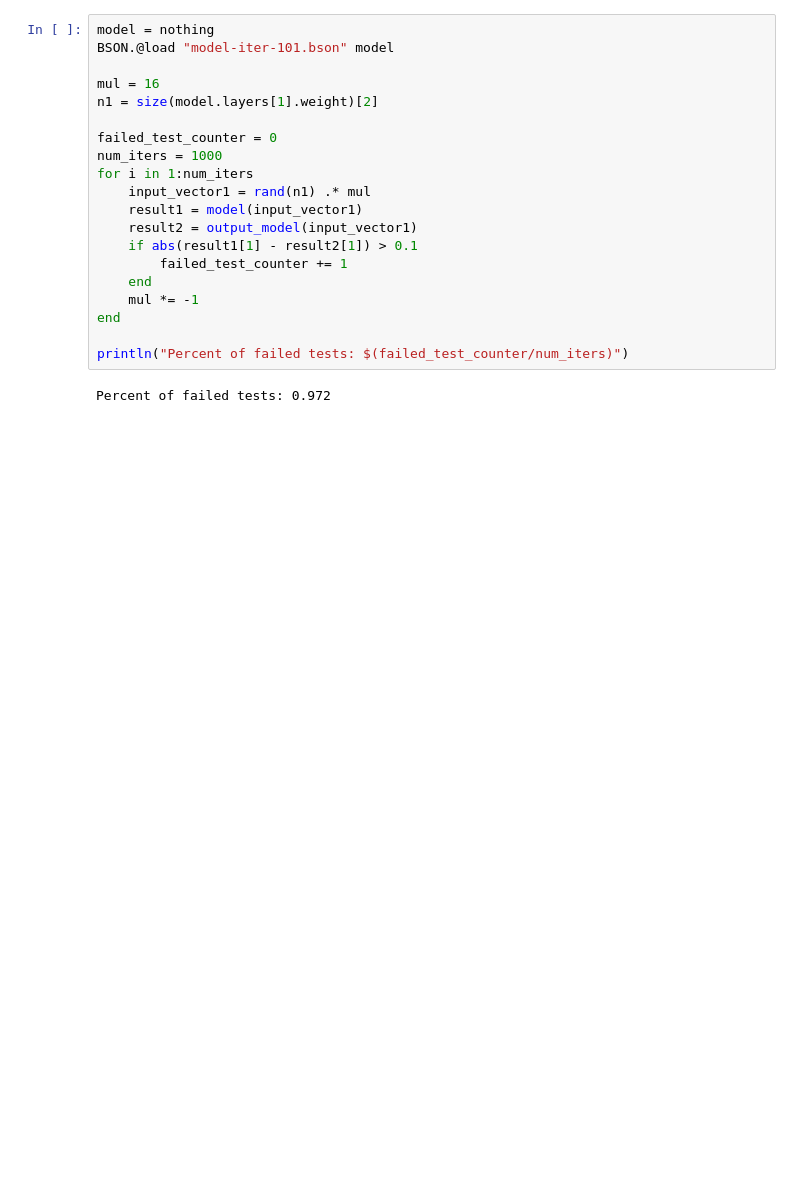
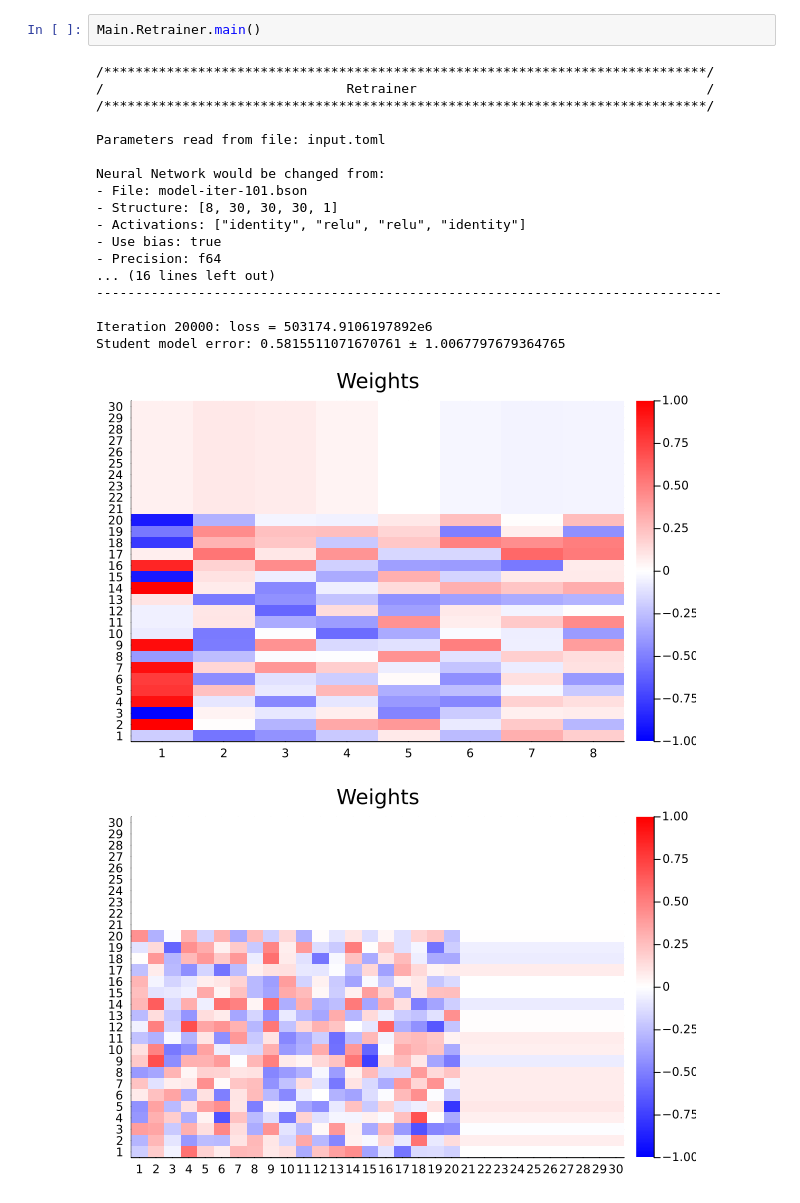
Before and after one commit to mposysoev/Retrainer, a Jupyter notebook: run_me.ipynb, the cells around one changed output. Saved outputs shown, nothing was run; the diff lists cells and outputs as text; blank space fills up the shorter version.

```diff
--- a/run_me.ipynb
+++ b/run_me.ipynb
@@ -176,22 +5,22 @@ NN_Retrainer.plot_model_parameters(output_model)
-# %%
-model = nothing
-BSON.@load "model-iter-101.bson" model
-
-mul = 16
-n1 = size(model.layers[1].weight)[2]
-
-failed_test_counter = 0
-num_iters = 1000
-for i in 1:num_iters
-    input_vector1 = rand(n1) .* mul
-    result1 = model(input_vector1)
-    result2 = output_model(input_vector1)
-    if abs(result1[1] - result2[1]) > 0.1
-        failed_test_counter += 1
-    end
-    mul *= -1
-end
-
-println("Percent of failed tests: $(failed_test_counter/num_iters)")
-# %% [output]
-Percent of failed tests: 0.972
+# %%
+Main.Retrainer.main()
+# %% [output]
+/*****************************************************************************/
+/                               Retrainer                                     /
+/*****************************************************************************/
+
+Parameters read from file: input.toml
+
+Neural Network would be changed from:
+- File: model-iter-101.bson
+- Structure: [8, 30, 30, 30, 1]
+- Activations: ["identity", "relu", "relu", "identity"]
+- Use bias: true
+- Precision: f64
+... (16 lines left out)
+--------------------------------------------------------------------------------
+
+Iteration 20000: loss = 503174.9106197892e6
+Student model error: 0.5815511071670761 ± 1.0067797679364765
+[figure, added]
+[figure, added]
```
Also changed, not shown: parts of 19 cells of this notebook, 17 other files.
